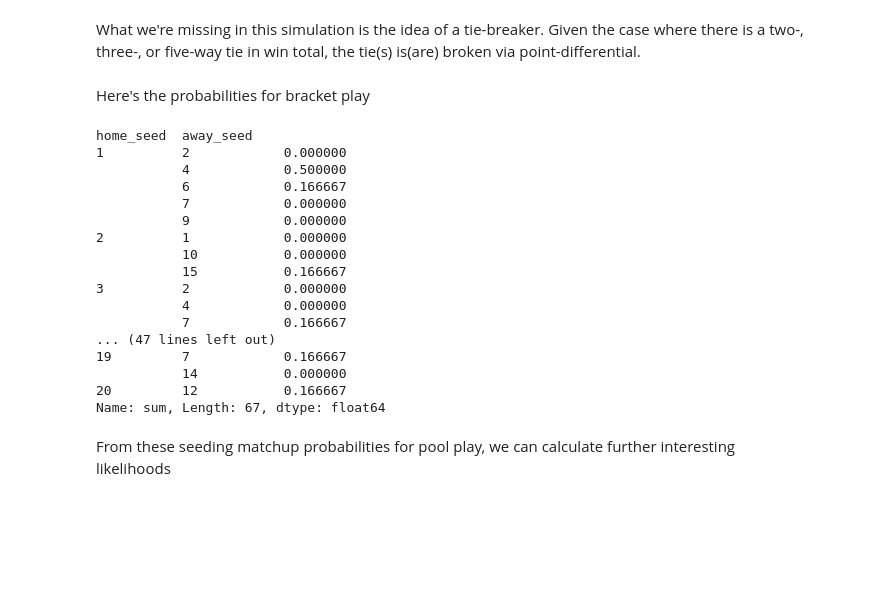
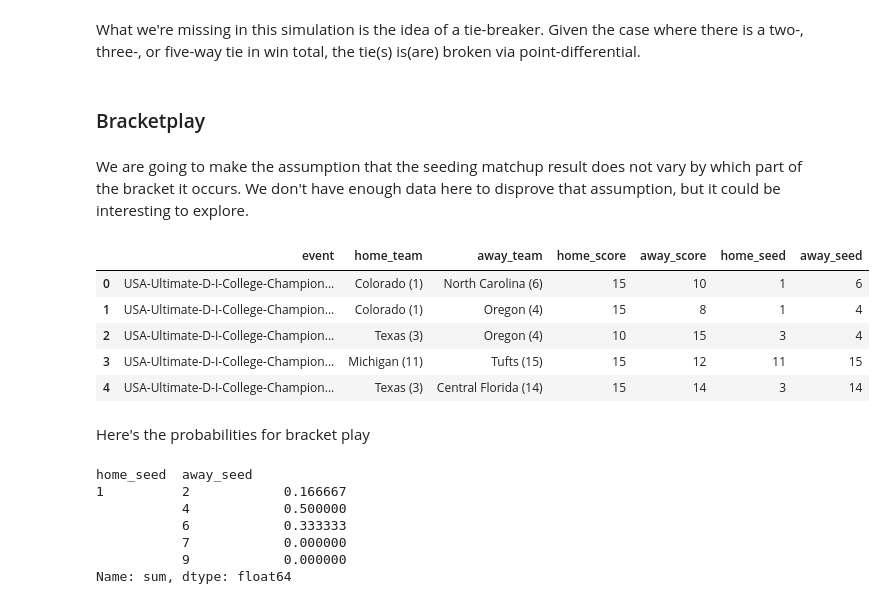
Before and after one commit to peterdobbs77/statistical_simulation, a Jupyter notebook: USAU_Nationals_DataPrep.ipynb, the cells around one changed output. Drawn from its saved outputs; the diff is of its cells as text; code cells hidden in the pictures; blank space fills up the shorter version.

Commit message:
working on bracket probabilities

```diff
--- a/USAU_Nationals_DataPrep.ipynb
+++ b/USAU_Nationals_DataPrep.ipynb
@@ -218,30 +220,38 @@ probability of starting team seeds being the 2 seed in Pool D at the end of pool
 probability of starting team seeds being the 3 seed in Pool D at the end of pool play: {4: 0.2004, 5: 0.2624, 9: 0.4112, 16: 0.126}
 # %% [markdown]
 What we're missing in this simulation is the idea of a tie-breaker. Given the case where there is a two-, three-, or five-way tie in win total, the tie(s) is(are) broken via point-differential.
+# %% [markdown]
+### Bracketplay
+# %% [markdown]
+We are going to make the assumption that the seeding matchup result does not vary by which part of the bracket it occurs. We don't have enough data here to disprove that assumption, but it could be interesting to explore.
+# %%
+brak = df[df['type']=='bracket'][['event','home_team','away_team','home_score','away_score','home_seed','away_seed']]
+# reorganize seeding
+brak1 = brak[brak['home_seed'] > brak['away_seed']]
+brak1.columns = ['event','away_team','home_team','away_score','home_score','away_seed','home_seed']
+brak = brak[brak['home_seed'] < brak['away_seed']].append(brak1,ignore_index=True,sort=False)
+brak.head()
+# %% [output]
+|  | event | home_team | away_team | home_score | away_score | home_seed | away_seed |
+| 0 | USA-Ultimate-D-I-College-Champion... | Colorado (1) | North Carolina (6) | 15 | 10 | 1 | 6 |
+| 1 | USA-Ultimate-D-I-College-Champion... | Colorado (1) | Oregon (4) | 15 | 8 | 1 | 4 |
+| 2 | USA-Ultimate-D-I-College-Champion... | Texas (3) | Oregon (4) | 10 | 15 | 3 | 4 |
+| 3 | USA-Ultimate-D-I-College-Champion... | Michigan (11) | Tufts (15) | 15 | 12 | 11 | 15 |
+| 4 | USA-Ultimate-D-I-College-Champion... | Texas (3) | Central Florida (14) | 15 | 14 | 3 | 14 |
 # %% [markdown]
 Here's the probabilities for bracket play
 # %%
-brak = df[df['type']=='bracket']
+brak['pnt_diff'] = brak['home_score'] - brak['away_score']
+brak['home_W'] = brak['home_score'] > brak['away_score']
 brak_info = brak[['home_seed','away_seed','pnt_diff','home_W']].groupby(['home_seed','away_seed']).agg(['sum'])
 years = brak['event'].nunique()
-brak_info['home_W']['sum']/years
+brak_odds = brak_info['home_W']['sum']/years
+brak_odds.head()
 # %% [output]
 home_seed  away_seed
-1          2            0.000000
+1          2            0.166667
            4            0.500000
-           6            0.166667
+           6            0.333333
            7            0.000000
            9            0.000000
-2          1            0.000000
-           10           0.000000
-           15           0.166667
-3          2            0.000000
-           4            0.000000
-           7            0.166667
-... (47 lines left out)
-19         7            0.166667
-           14           0.000000
-20         12           0.166667
-Name: sum, Length: 67, dtype: float64
+Name: sum, dtype: float64
-# %% [markdown]
-From these seeding matchup probabilities for pool play, we can calculate further interesting likelihoods
```
Also changed, not shown: parts of 2 cells of this notebook.
